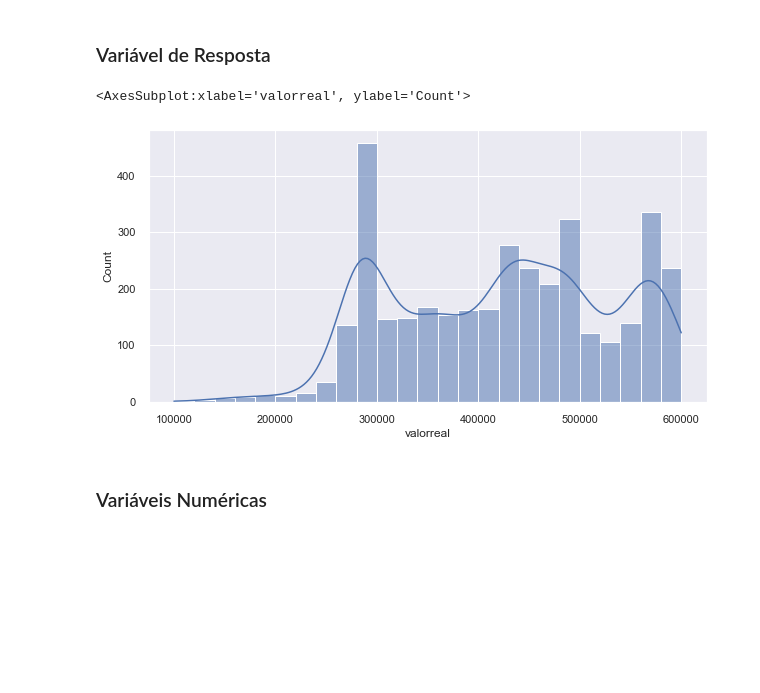
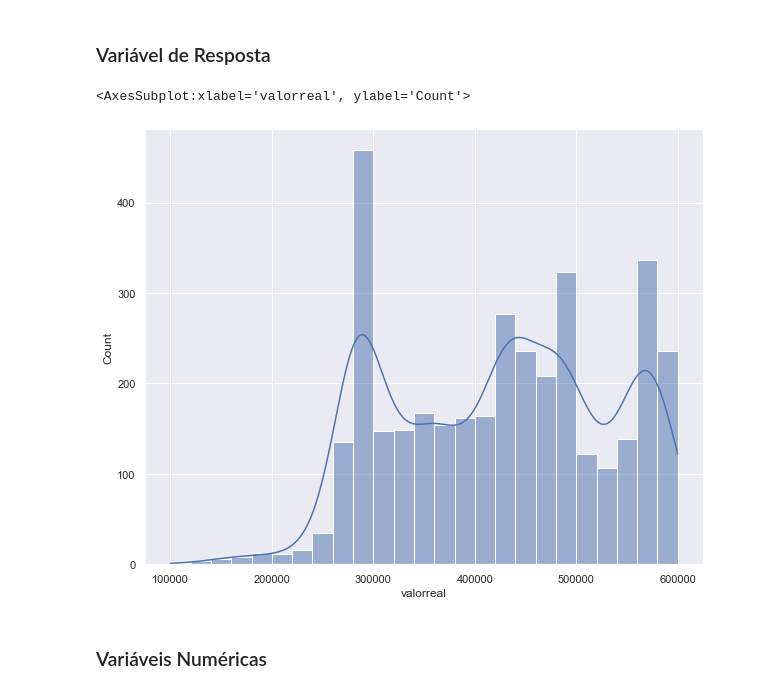
Before and after one commit to wvcalbuquerque/eda_apartamentosznrecife_python, a Jupyter notebook: notebooks/EDA.ipynb, the cells around one changed output. Drawn from its saved outputs; the diff is of its cells as text; code cells hidden in the pictures; blank space fills up the shorter version.

```diff
--- a/notebooks/EDA.ipynb
+++ b/notebooks/EDA.ipynb
@@ -210,11 +221,11 @@ df = df.drop(df_outlier.index)
 # %% [markdown]
 ### Variável de Resposta
 # %%
-plt.figure(figsize=(10,5))
+plt.figure(figsize=(10,8))
 sns.histplot(data=df, x='valorreal', kde=True, bins = 25)
 # %% [output]
 <AxesSubplot:xlabel='valorreal', ylabel='Count'>
-[figure, old version]
+[figure, new version]
 # %% [markdown]
 ### Variáveis Numéricas
 # %%
```
Also changed, not shown: parts of 16 cells of this notebook.
